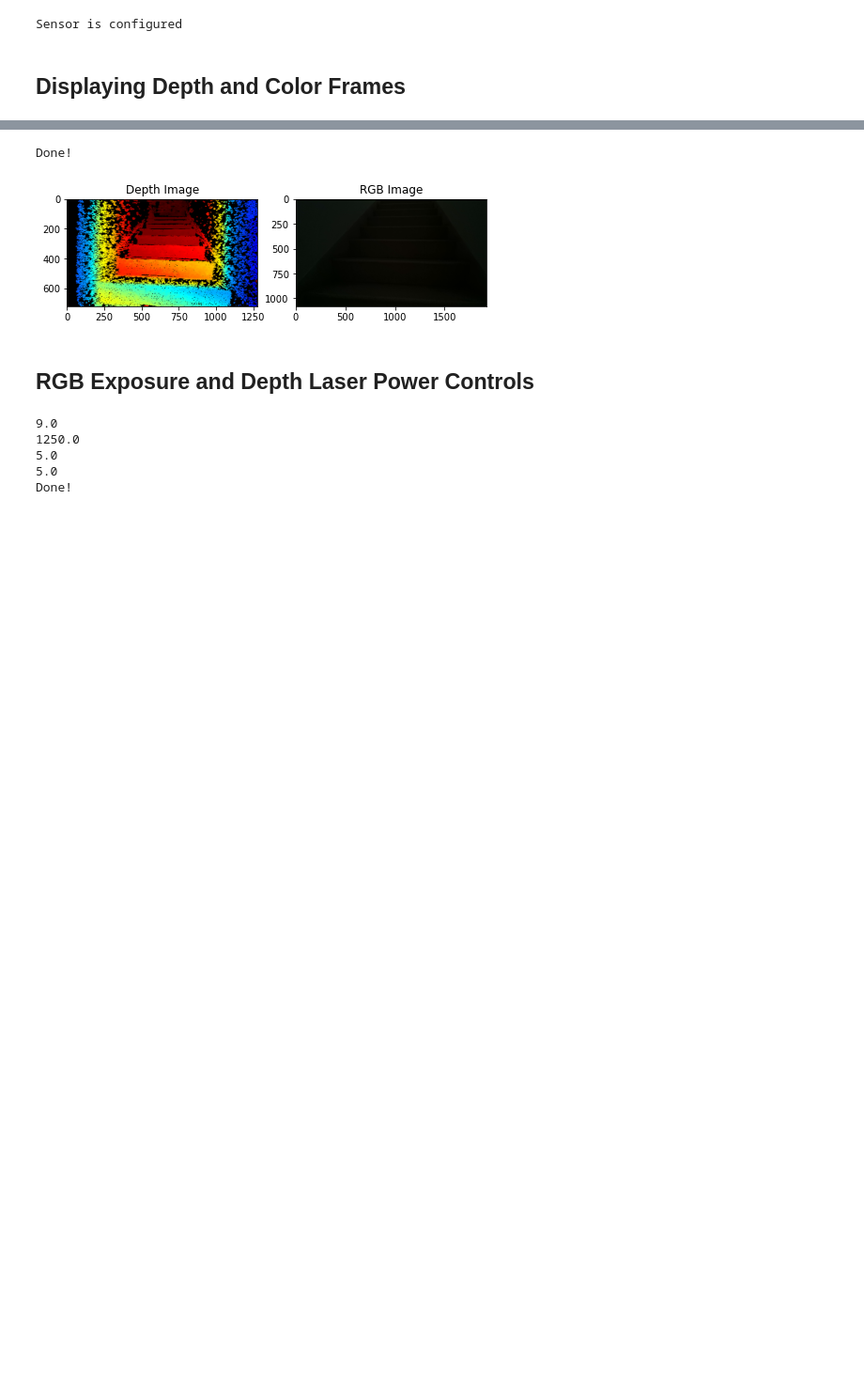
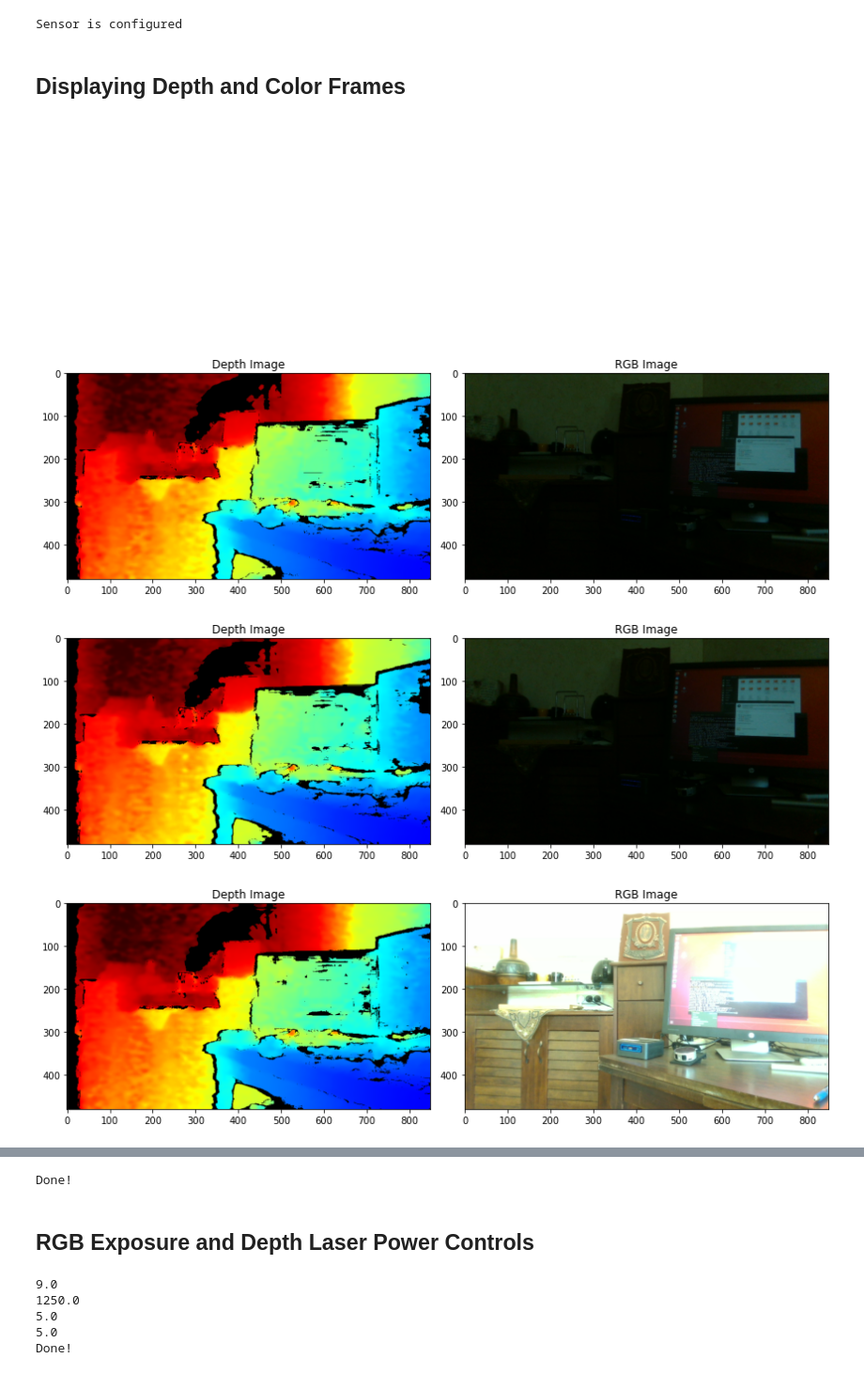
Before and after one commit to nohayassin/librealsense, a Jupyter notebook: notebooks/quick_start.ipynb, the cells around one changed output, grey strips where cells are left out. Shown at 94% size. Drawn from its saved outputs; the diff is of its cells as text; code cells hidden in the pictures; blank space fills up the shorter version.

```diff
--- a/notebooks/quick_start.ipynb
+++ b/notebooks/quick_start.ipynb
@@ -71,32 +71,38 @@ Sensor is configured
 # %%
 colorizer = rs.colorizer()
 
 # Start pipe streaming
 profile = pipe.start(cfg)
 
 # config display
 plt.rcParams["axes.grid"] = False
+plt.axis('off')
 title = ["Depth Image", "RGB Image"]
-fig, axs = plt.subplots(nrows=1, ncols=2, figsize=(8,4))
+fig, axs = plt.subplots(nrows=1, ncols=2, figsize=(12,4))
 
-for _ in range(5):
-    # Store next frameset for later processing:
+for _ in range(10):
+    # Store next frameset for processing:
     frameset = pipe.wait_for_frames()
     depth_frame = frameset.get_depth_frame()
     color_frame = frameset.get_color_frame()
-
     colorized_depth = np.asanyarray(colorizer.colorize(depth_frame).get_data())
     colorized_color = np.asanyarray(colorizer.colorize(color_frame).get_data())
-
     arr = [colorized_depth, colorized_color]
-
 
     for i, ax in enumerate(axs.flatten()):
         plt.sca(ax)
-        plt.imshow(arr[i], cmap=plt.cm.jet)
+        plt.imshow(arr[i])
         plt.title(title[i])
+
+    plt.tight_layout()
+    plt.show()
+    plt.pause(0.01)
 
 # Cleanup:
 pipe.stop()
 print("Done!")
 # %% [output]
+[figure, new version]
+[figure, added]
+[figure, added]
+[figure, added]
@@ -103,5 +116,4 @@ print("Done!")
 Done!
-[figure, old version]
 # %% [markdown]
 ## RGB Exposure and Depth Laser Power Controls
 # %%
```
Also changed, not shown: parts of 2 cells of this notebook, 1 other file.
